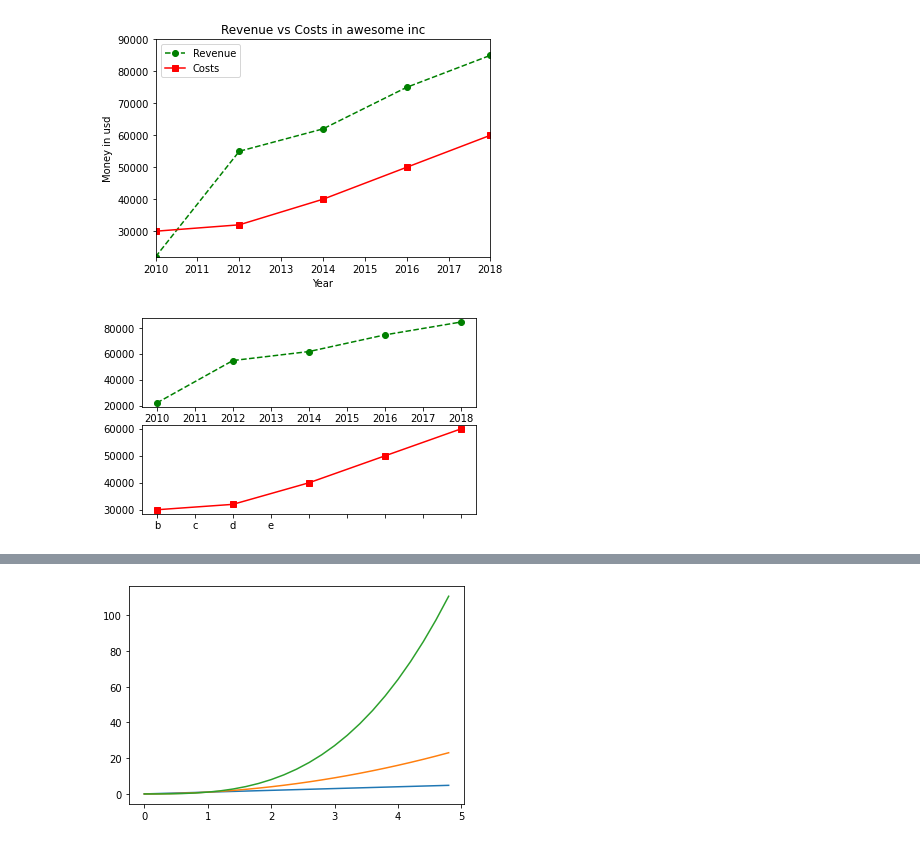
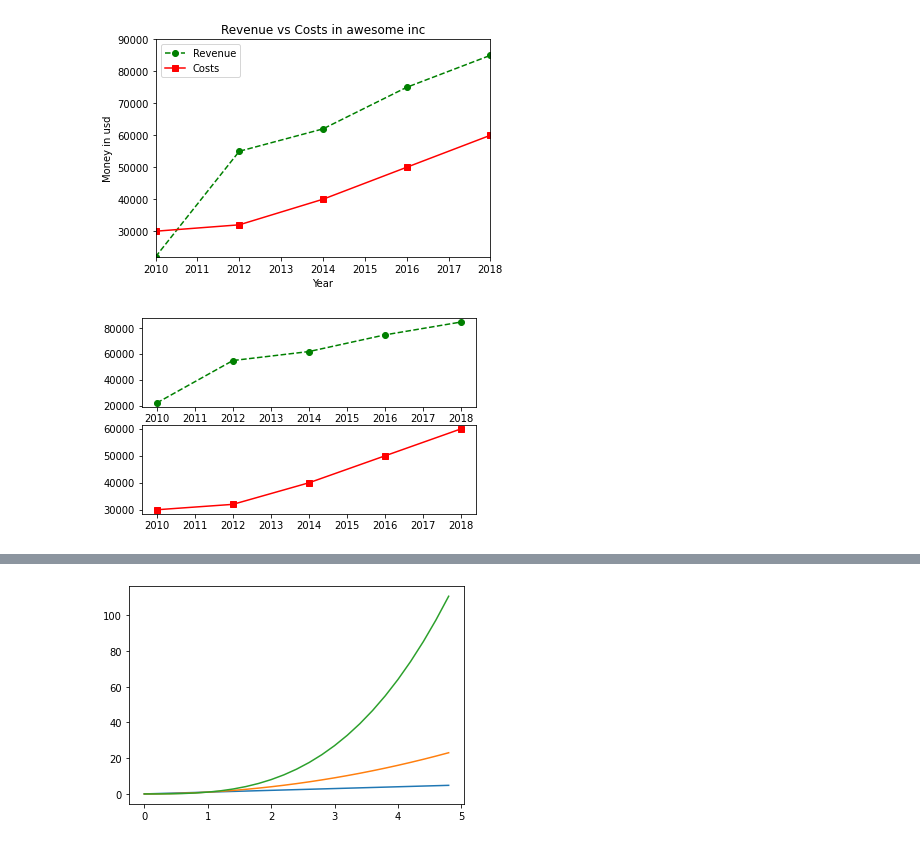
Before and after one commit to ricardopretelt/data-analysis-in-python, a Jupyter notebook: Summary of Python libraries.ipynb, the cells around one changed output, grey strips where cells are left out. Drawn from its saved outputs; the diff is of its cells as text; code cells hidden in the pictures.

```diff
--- a/Summary of Python libraries.ipynb
+++ b/Summary of Python libraries.ipynb
@@ -129,19 +130,17 @@ plt.show()
 # %%
 # Subplots
 year = [2010, 2012, 2014, 2016, 2018]
 revenue = [22000, 55000, 62000, 75000, 85000]
 costs = [30000, 32000, 40000, 50000, 60000]
 plt.subplot(2,1,1)
 plt.plot(year, revenue, color='green', linestyle="--", marker="o")
 # To get te axis of a plot in ax
 ax=plt.subplot(2,1,2)
-# To change the labels
-ax.set_xticklabels(['a', 'b', 'c', 'd', 'e'])
 plt.plot(year, costs, color='red', marker="s")
 plt.subplots_adjust(bottom=0.2, wspace=0.5)
 plt.show()
 # %% [output]
-[figure, old version]
+[figure, new version]
 # %%
 #To increase the size of the frame of the plot
 from matplotlib import pyplot as plt
```
Also changed, not shown: parts of 76 cells of this notebook, 4 other files.
